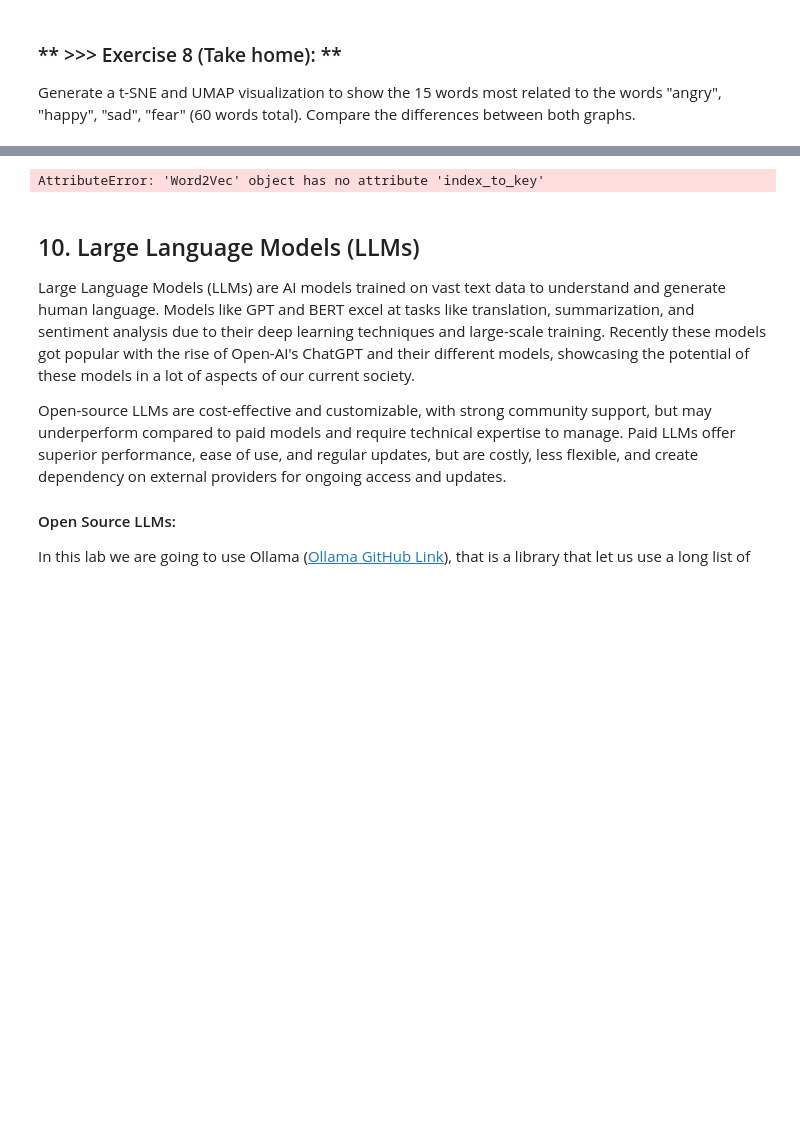
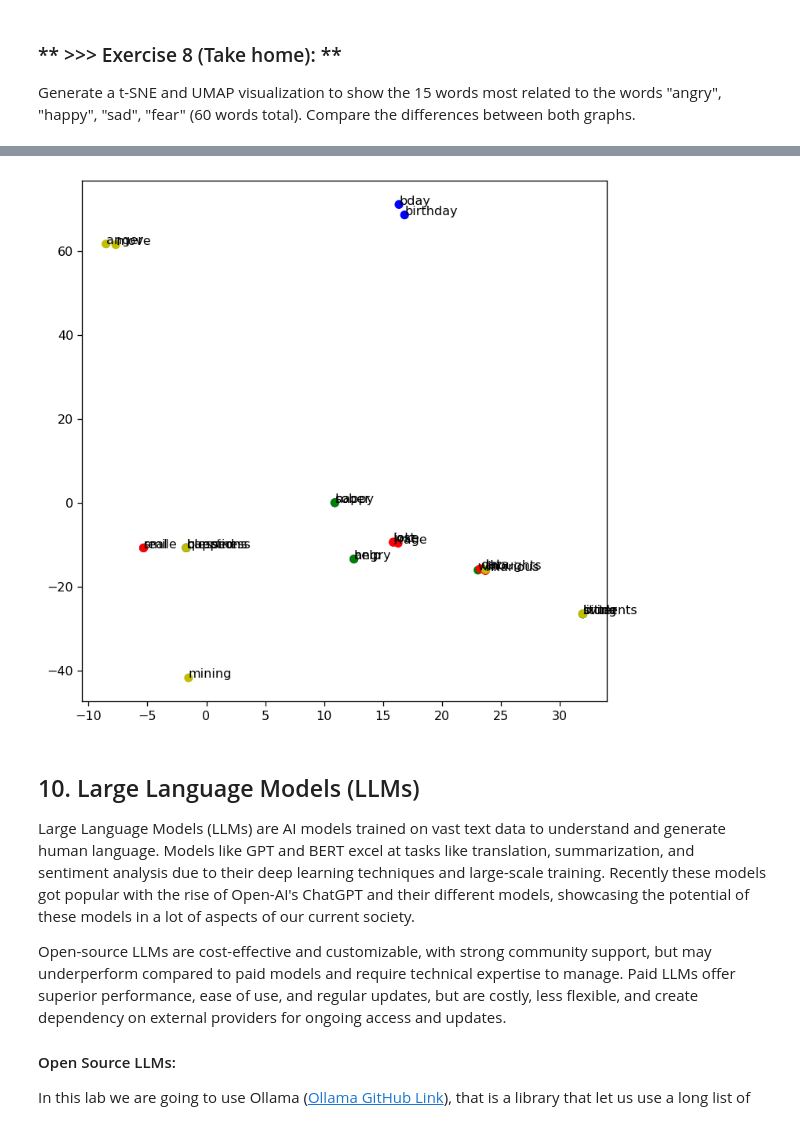
Before and after one commit to dina496/DM2024-Lab2-Master, a Jupyter notebook: DM2024-Lab2-Master.ipynb, the cells around one changed output, grey strips where cells are left out. Drawn from its saved outputs; the diff is of its cells as text; code cells hidden in the pictures; blank space fills up the shorter version.

```diff
--- a/DM2024-Lab2-Master.ipynb
+++ b/DM2024-Lab2-Master.ipynb
@@ -1312,3 +1309,25 @@ print(sys.path)
 ### ** >>> Exercise 8 (Take home): **
 
 Generate a t-SNE and UMAP visualization to show the 15 words most related to the words "angry", "happy", "sad", "fear" (60 words total). Compare the differences between both graphs.
+# %%
+word_list = ['happy', 'angry', 'sad', 'fear']
+
+topn = 5
+happy_words = ['happy'] + [word_ for word_, sim_ in word2vec_model.wv.most_similar('happy', topn=topn)]
+angry_words = ['angry'] + [word_ for word_, sim_ in word2vec_model.wv.most_similar('angry', topn=topn)]
+sad_words = ['data'] + [word_ for word_, sim_ in word2vec_model.wv.most_similar('sad', topn=topn)]
+fear_words = ['mining'] + [word_ for word_, sim_ in word2vec_model.wv.most_similar('fear', topn=topn)]
+
+print('happy_words: ', happy_words)
+print('angry_words: ', angry_words)
+print('data_words: ', data_words)
+print('mining_words: ', mining_words)
+
+target_words = happy_words + angry_words + sad_words + fear_words
+print('\ntarget words: ')
+print(target_words)
+
+print('\ncolor list:')
+cn = topn + 1
+color = ['b'] * cn + ['g'] * cn + ['r'] * cn + ['y'] * cn
+print(color)
@@ -1315,32 +1345,38 @@ Generate a t-SNE and UMAP visualization to show the 15 words most related to the
 # %%
 %matplotlib inline
 import matplotlib.pyplot as plt
 from sklearn.manifold import TSNE
 
 ## w2v model
 model = word2vec_model
 
 ## prepare training word vectors
 size = 200
 target_size = len(target_words)
-all_word = list(model.index_to_key)
+all_word = list(training_corpus)
 word_train = target_words + all_word[:size]
-X_train = model[word_train]
+
+# Flatten the list of lists
+word_train = [word for sublist in word_train for word in sublist]
+
+X_train = [model.wv[word] for word in word_train if word in model.wv]
+# Convert X_train to a NumPy array
+X_train_array = np.array(X_train)
 
 ## t-SNE model
 tsne = TSNE(n_components=2, metric='cosine', random_state=28)
 
 ## training
-X_tsne = tsne.fit_transform(X_train)
+X_tsne = tsne.fit_transform(X_train_array)
 
 ## plot the result
 plt.figure(figsize=(7.5, 7.5), dpi=115)
 plt.scatter(X_tsne[:target_size, 0], X_tsne[:target_size, 1], c=color)
 for label, x, y in zip(target_words, X_tsne[:target_size, 0], X_tsne[:target_size, 1]):
     plt.annotate(label, xy=(x,y), xytext=(0,0),  textcoords='offset points')
 plt.show()
 # %% [output]
-AttributeError: 'Word2Vec' object has no attribute 'index_to_key'
+[figure, added]
 # %% [markdown]
 ## 10. Large Language Models (LLMs)
 Large Language Models (LLMs) are AI models trained on vast text data to understand and generate human language. Models like GPT and BERT excel at tasks like translation, summarization, and sentiment analysis due to their deep learning techniques and large-scale training. Recently these models got popular with the rise of Open-AI's ChatGPT and their different models, showcasing the potential of these models in a lot of aspects of our current society.
```
Also changed, not shown: parts of 9 cells of this notebook.
